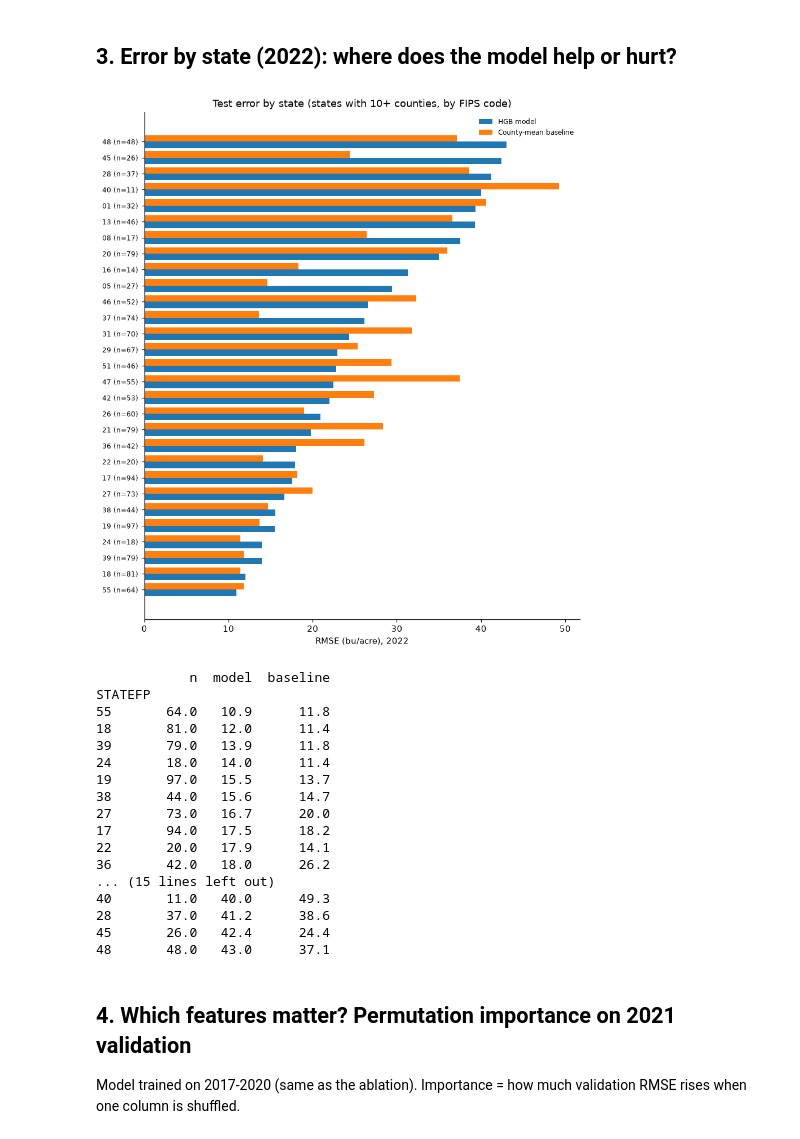
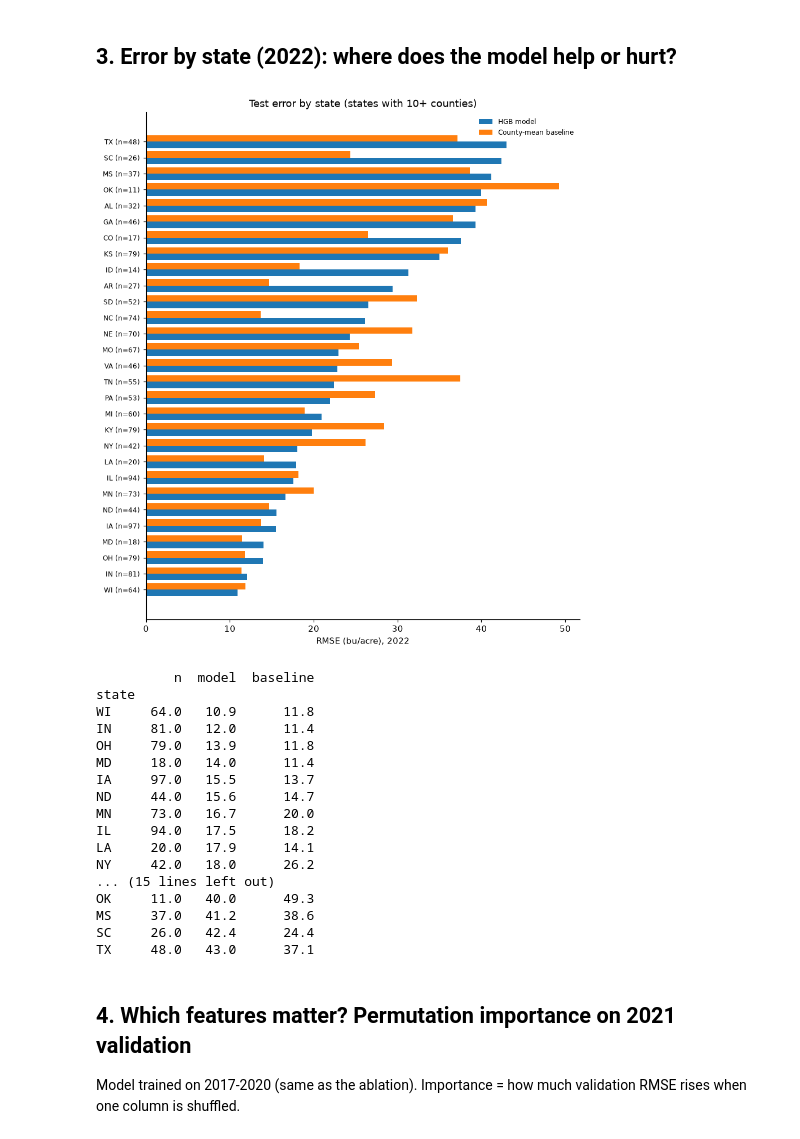
Before and after one commit to akarshkumar161-arch/ES335_Crop_Yield_Production, a Jupyter notebook: notebooks/03_figures_and_coefficients.ipynb, the cells around one changed output. Cells and saved outputs as stored; diff of their text form; code cells hidden in the pictures.

```diff
--- a/notebooks/03_figures_and_coefficients.ipynb
+++ b/notebooks/03_figures_and_coefficients.ipynb
@@ -32,6 +32,9 @@ weather_cols = [c for c in df.columns if re.match(r"(tavg|tmax|tmin|precip|rh|vp
 soil_cols    = [c for c in df.columns if c.startswith(("nitrogen", "soc", "phh2o"))]
 geo_cols     = ["lat", "lon"]
 full_cols    = weather_cols + geo_cols + soil_cols
+ABBR = {"01":"AL","04":"AZ","05":"AR","06":"CA","08":"CO","09":"CT","10":"DE","12":"FL","13":"GA","16":"ID","17":"IL","18":"IN","19":"IA","20":"KS","21":"KY","22":"LA","23":"ME","24":"MD","25":"MA","26":"MI","27":"MN","28":"MS","29":"MO","30":"MT","31":"NE","32":"NV","33":"NH","34":"NJ","35":"NM","36":"NY","37":"NC","38":"ND","39":"OH","40":"OK","41":"OR","42":"PA","44":"RI","45":"SC","46":"SD","47":"TN","48":"TX","49":"UT","50":"VT","51":"VA","53":"WA","54":"WV","55":"WI","56":"WY"}
+df["state"] = df["STATEFP"].map(ABBR)
+
 group_of     = {**{c: "weather" for c in weather_cols}, **{c: "geo" for c in geo_cols}, **{c: "soil" for c in soil_cols}}
 
 def scores(y, p):
@@ -99,36 +102,36 @@ plt.savefig(f"{FIG_DIR}/02_pred_vs_actual_2022.png", bbox_inches="tight"); plt.s
 ## 3. Error by state (2022): where does the model help or hurt?
 # %%
 def rmse(g, c): return np.sqrt(((g["Yield"] - g[c]) ** 2).mean())
-st = (test.groupby("STATEFP").apply(lambda g: pd.Series({"n": len(g), "model": rmse(g, "pred"), "baseline": rmse(g, "base")}))
+st = (test.groupby("state").apply(lambda g: pd.Series({"n": len(g), "model": rmse(g, "pred"), "baseline": rmse(g, "base")}))
         .query("n >= 10").sort_values("model"))
 fig, ax = plt.subplots(figsize=(8, 0.28 * len(st) + 1))
 y = np.arange(len(st))
 ax.barh(y - 0.2, st["model"], 0.4, label="HGB model")
 ax.barh(y + 0.2, st["baseline"], 0.4, label="County-mean baseline")
 ax.set_yticks(y, [f"{s} (n={int(n)})" for s, n in zip(st.index, st["n"])], fontsize=8)
-ax.set_xlabel("RMSE (bu/acre), 2022"); ax.set_title("Test error by state (states with 10+ counties, by FIPS code)")
+ax.set_xlabel("RMSE (bu/acre), 2022"); ax.set_title("Test error by state (states with 10+ counties)")
 ax.legend(frameon=False, fontsize=8); plt.tight_layout()
 plt.savefig(f"{FIG_DIR}/03_rmse_by_state_2022.png", bbox_inches="tight"); plt.show()
 print(st.round(1).to_string())
 # %% [output]
-[figure, old version]
+[figure, new version]
-            n  model  baseline
-STATEFP
-55       64.0   10.9      11.8
-18       81.0   12.0      11.4
-39       79.0   13.9      11.8
-24       18.0   14.0      11.4
-19       97.0   15.5      13.7
-38       44.0   15.6      14.7
-27       73.0   16.7      20.0
-17       94.0   17.5      18.2
-22       20.0   17.9      14.1
-36       42.0   18.0      26.2
+          n  model  baseline
+state
+WI     64.0   10.9      11.8
+IN     81.0   12.0      11.4
+OH     79.0   13.9      11.8
+MD     18.0   14.0      11.4
+IA     97.0   15.5      13.7
+ND     44.0   15.6      14.7
+MN     73.0   16.7      20.0
+IL     94.0   17.5      18.2
+LA     20.0   17.9      14.1
+NY     42.0   18.0      26.2
 ... (15 lines left out)
-40       11.0   40.0      49.3
-28       37.0   41.2      38.6
-45       26.0   42.4      24.4
-48       48.0   43.0      37.1
+OK     11.0   40.0      49.3
+MS     37.0   41.2      38.6
+SC     26.0   42.4      24.4
+TX     48.0   43.0      37.1
 # %% [markdown]
 ## 4. Which features matter? Permutation importance on 2021 validation
 Model trained on 2017-2020 (same as the ablation). Importance = how much validation RMSE rises when one column is shuffled.
```
Also changed, not shown: parts of 1 cell of this notebook, 28 other files.
